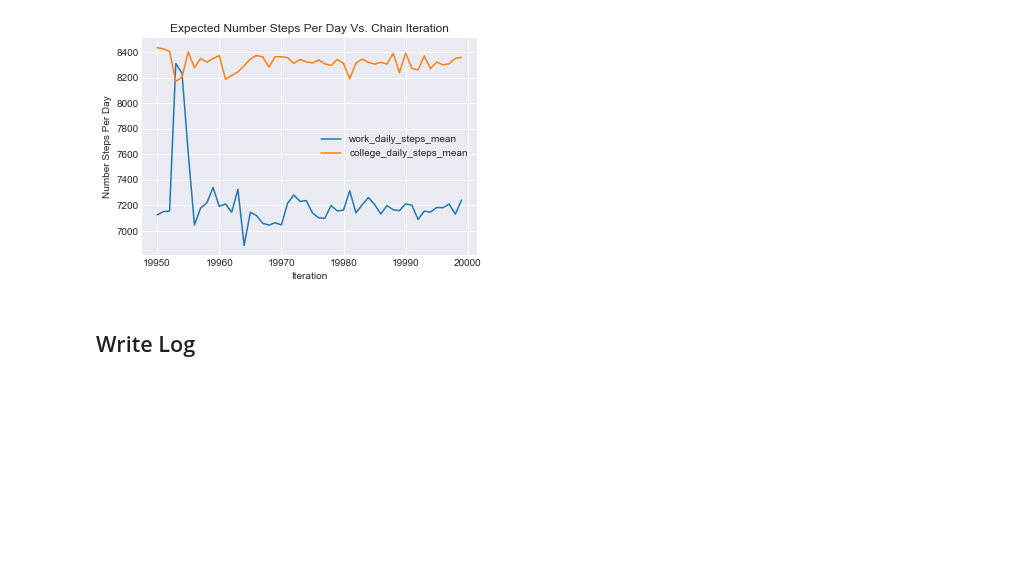
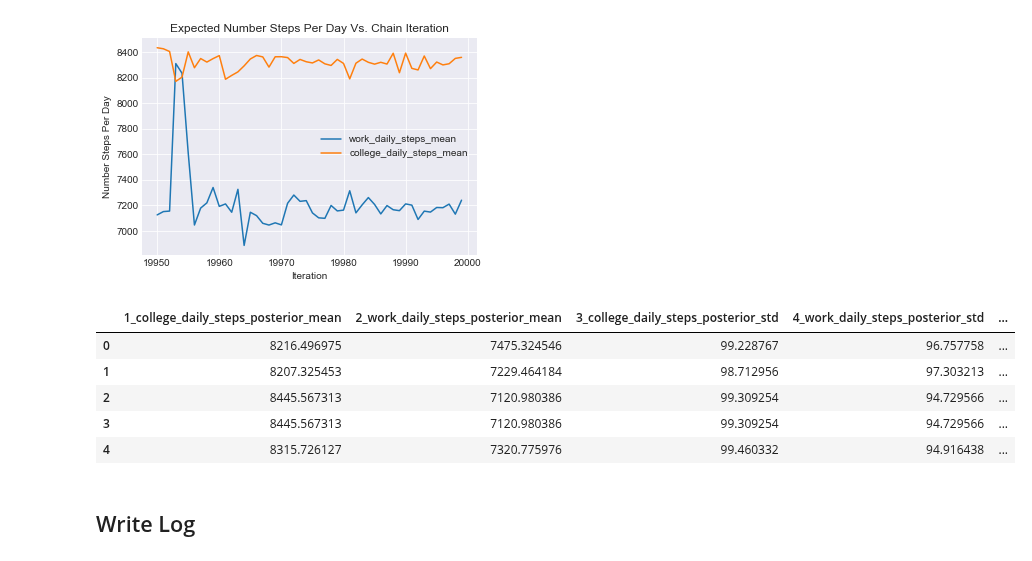
Before and after one commit to tjefferies/Masters, a Jupyter notebook: Python/Bayesian t test template.ipynb, the cells around one changed output. Cells and saved outputs as stored; diff of their text form; code cells hidden in the pictures; blank space fills up the shorter version.

Commit message:
Update 1
Updated output capability to write out a single file instead of breaking out the outputs

```diff
--- a/Python/Bayesian t test template.ipynb
+++ b/Python/Bayesian t test template.ipynb
@@ -202,8 +202,19 @@ plt.savefig('Bayesian t-test {} {} {} {} {}.png'.format(dict_user_group_labels['
 # %% [output]
 [figure]
 # %%
-df_posterior_mean_output = pd.DataFrame({'{}_mean'.format(dict_user_group_labels['group1']):trace['{}_mean'.format(dict_user_group_labels['group1'])],
-              '{}_mean'.format(dict_user_group_labels['group2']):trace['{}_mean'.format(dict_user_group_labels['group2'])]})
-df_posterior_std_output = pd.DataFrame({'{}_std'.format(dict_user_group_labels['group1']):trace['{}_std'.format(dict_user_group_labels['group1'])],
-              '{}_std'.format(dict_user_group_labels['group2']):trace['{}_std'.format(dict_user_group_labels['group2'])]})
+df_bayesian_test_results = pd.DataFrame({'1_{}_posterior_mean'.format(dict_user_group_labels['group1']):trace['{}_mean'.format(dict_user_group_labels['group1'])],
+              '2_{}_posterior_mean'.format(dict_user_group_labels['group2']):trace['{}_mean'.format(dict_user_group_labels['group2'])],
+              '3_{}_posterior_std'.format(dict_user_group_labels['group1']):trace['{}_std'.format(dict_user_group_labels['group1'])],
+              '4_{}_posterior_std'.format(dict_user_group_labels['group2']):trace['{}_std'.format(dict_user_group_labels['group2'])],
+              '5_difference_of_means': trace['difference of means'],
+              '6_difference_in_std': trace['difference of stds'],
+              '7_effect_size': trace['effect size']})
+df_bayesian_test_results.head()
+# %% [output]
+|  | 1_college_daily_steps_posterior_mean | 2_work_daily_steps_posterior_mean | 3_college_daily_steps_posterior_std | 4_work_daily_steps_posterior_std | ... |
+| 0 | 8216.496975 | 7475.324546 | 99.228767 | 96.757758 | ... |
+| 1 | 8207.325453 | 7229.464184 | 98.712956 | 97.303213 | ... |
+| 2 | 8445.567313 | 7120.980386 | 99.309254 | 94.729566 | ... |
+| 3 | 8445.567313 | 7120.980386 | 99.309254 | 94.729566 | ... |
+| 4 | 8315.726127 | 7320.775976 | 99.460332 | 94.916438 | ... |
 # %%
```
Also changed, not shown: parts of 2 cells of this notebook.
